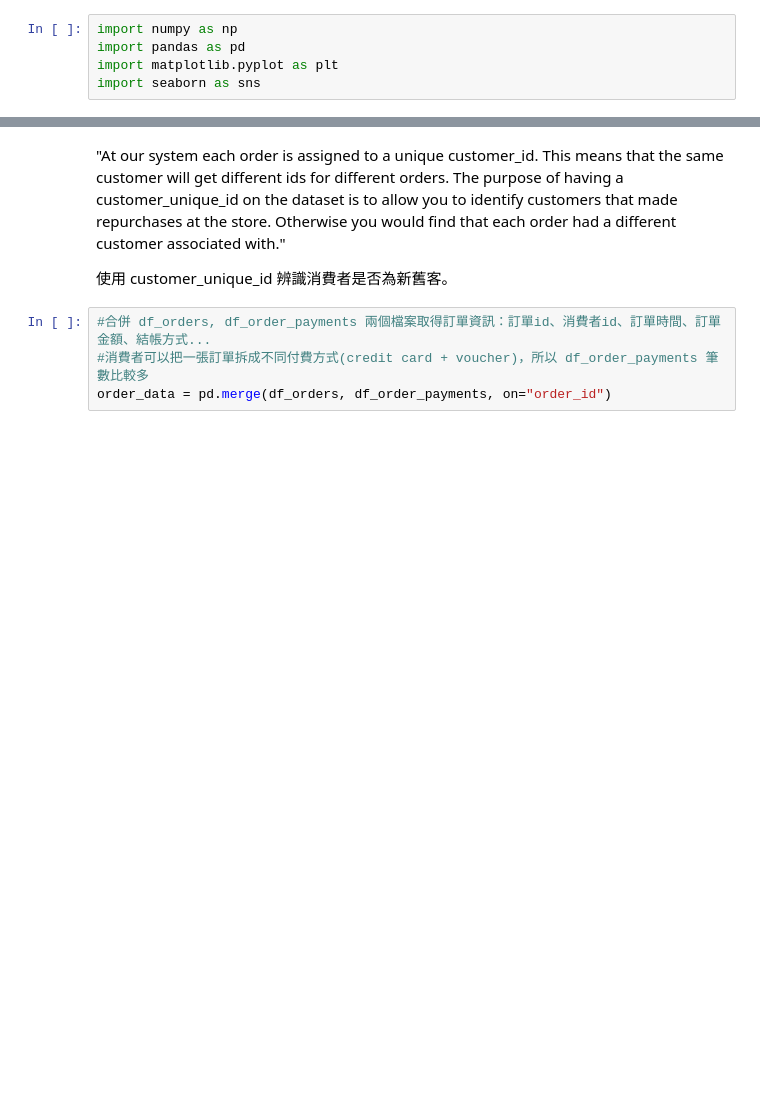
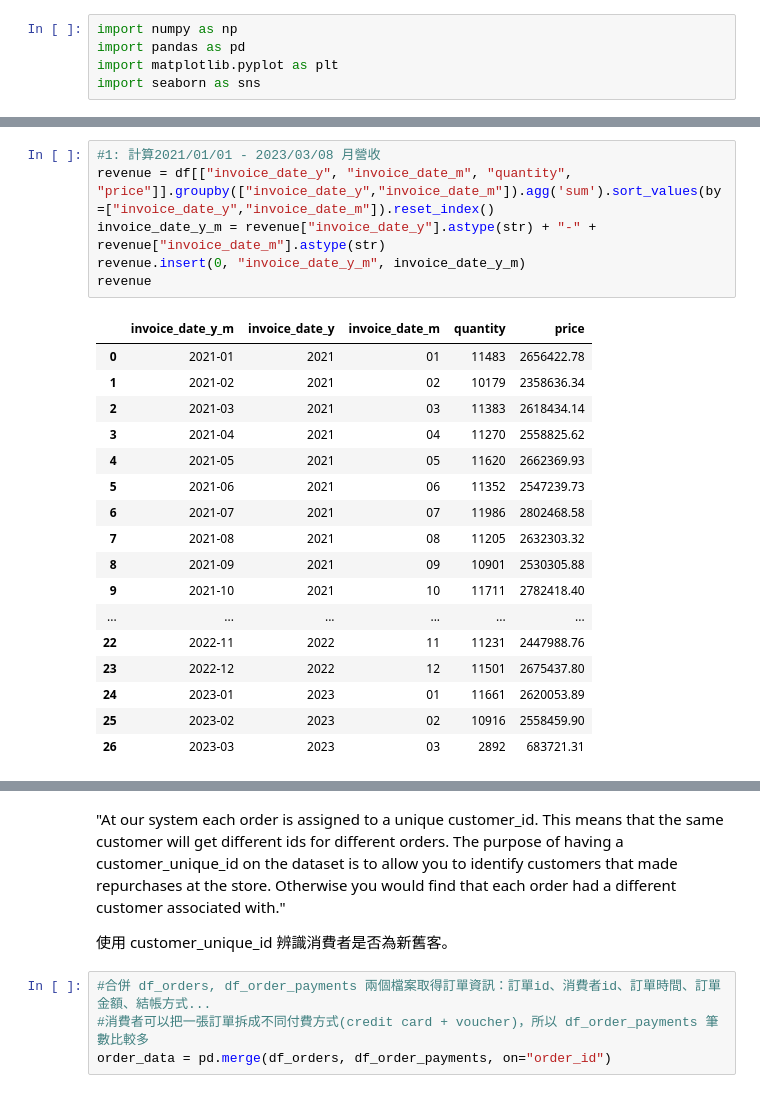
Before and after one commit to LiangYuDer/E-commerce-Analysis, a Jupyter notebook: ec_analysis.ipynb, the cells around one changed output, grey strips where cells are left out. Drawn from its saved outputs; the diff is of its cells as text; blank space fills up the shorter version.

```diff
--- a/ec_analysis.ipynb
+++ b/ec_analysis.ipynb
@@ -46,0 +41,24 @@ f"'The columns of olist_customers are :-  ',{df_customers.columns} \n \
+# %%
+#1: 計算2021/01/01 - 2023/03/08 月營收
+revenue = df[["invoice_date_y", "invoice_date_m", "quantity", "price"]].groupby(["invoice_date_y","invoice_date_m"]).agg('sum').sort_values(by=["invoice_date_y","invoice_date_m"]).reset_index()
+invoice_date_y_m = revenue["invoice_date_y"].astype(str) + "-" + revenue["invoice_date_m"].astype(str)
+revenue.insert(0, "invoice_date_y_m", invoice_date_y_m)
+revenue
+# %% [output]
+|  | invoice_date_y_m | invoice_date_y | invoice_date_m | quantity | price |
+| 0 | 2021-01 | 2021 | 01 | 11483 | 2656422.78 |
+| 1 | 2021-02 | 2021 | 02 | 10179 | 2358636.34 |
+| 2 | 2021-03 | 2021 | 03 | 11383 | 2618434.14 |
+| 3 | 2021-04 | 2021 | 04 | 11270 | 2558825.62 |
+| 4 | 2021-05 | 2021 | 05 | 11620 | 2662369.93 |
+| 5 | 2021-06 | 2021 | 06 | 11352 | 2547239.73 |
+| 6 | 2021-07 | 2021 | 07 | 11986 | 2802468.58 |
+| 7 | 2021-08 | 2021 | 08 | 11205 | 2632303.32 |
+| 8 | 2021-09 | 2021 | 09 | 10901 | 2530305.88 |
+| 9 | 2021-10 | 2021 | 10 | 11711 | 2782418.40 |
+| ... | ... | ... | ... | ... | ... |
+| 22 | 2022-11 | 2022 | 11 | 11231 | 2447988.76 |
+| 23 | 2022-12 | 2022 | 12 | 11501 | 2675437.80 |
+| 24 | 2023-01 | 2023 | 01 | 11661 | 2620053.89 |
+| 25 | 2023-02 | 2023 | 02 | 10916 | 2558459.90 |
+| 26 | 2023-03 | 2023 | 03 | 2892 | 683721.31 |
```
Also changed, not shown: parts of 15 cells of this notebook, 1 other file.
